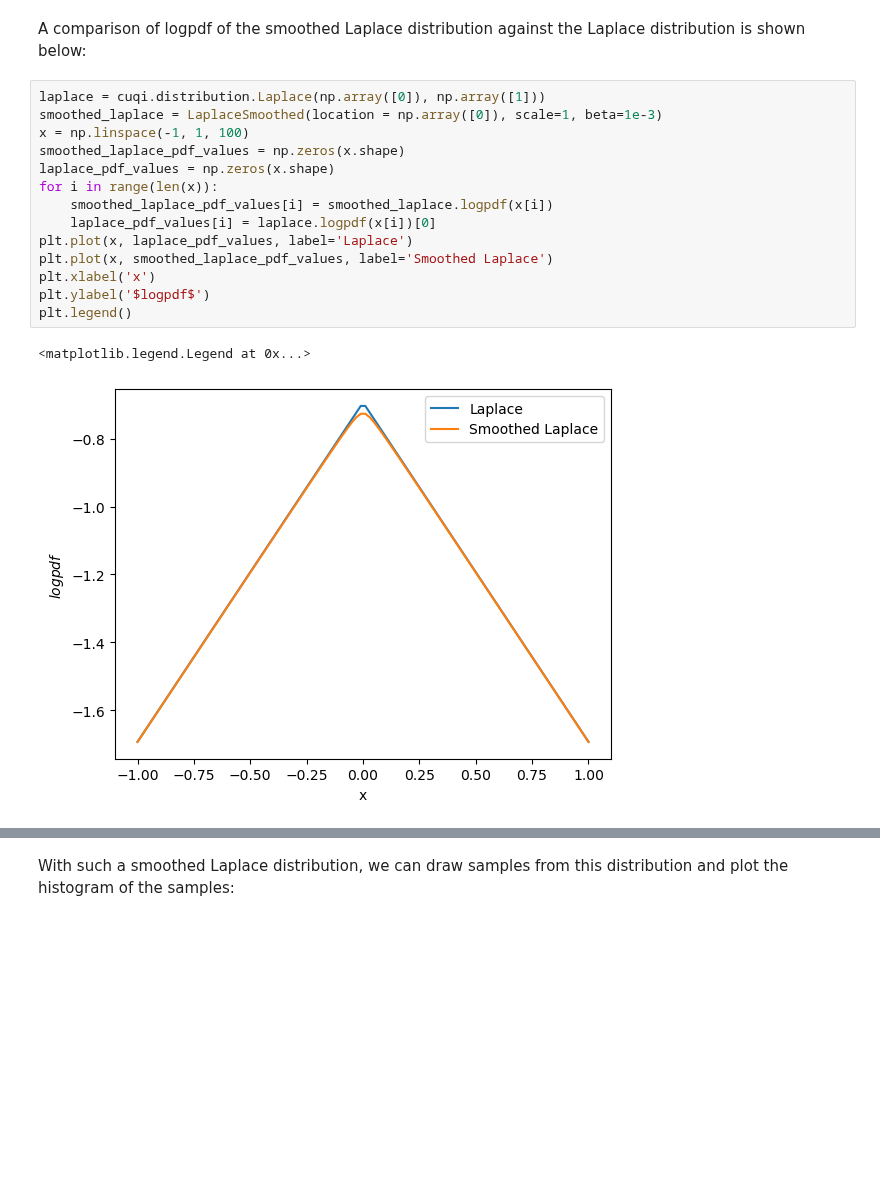
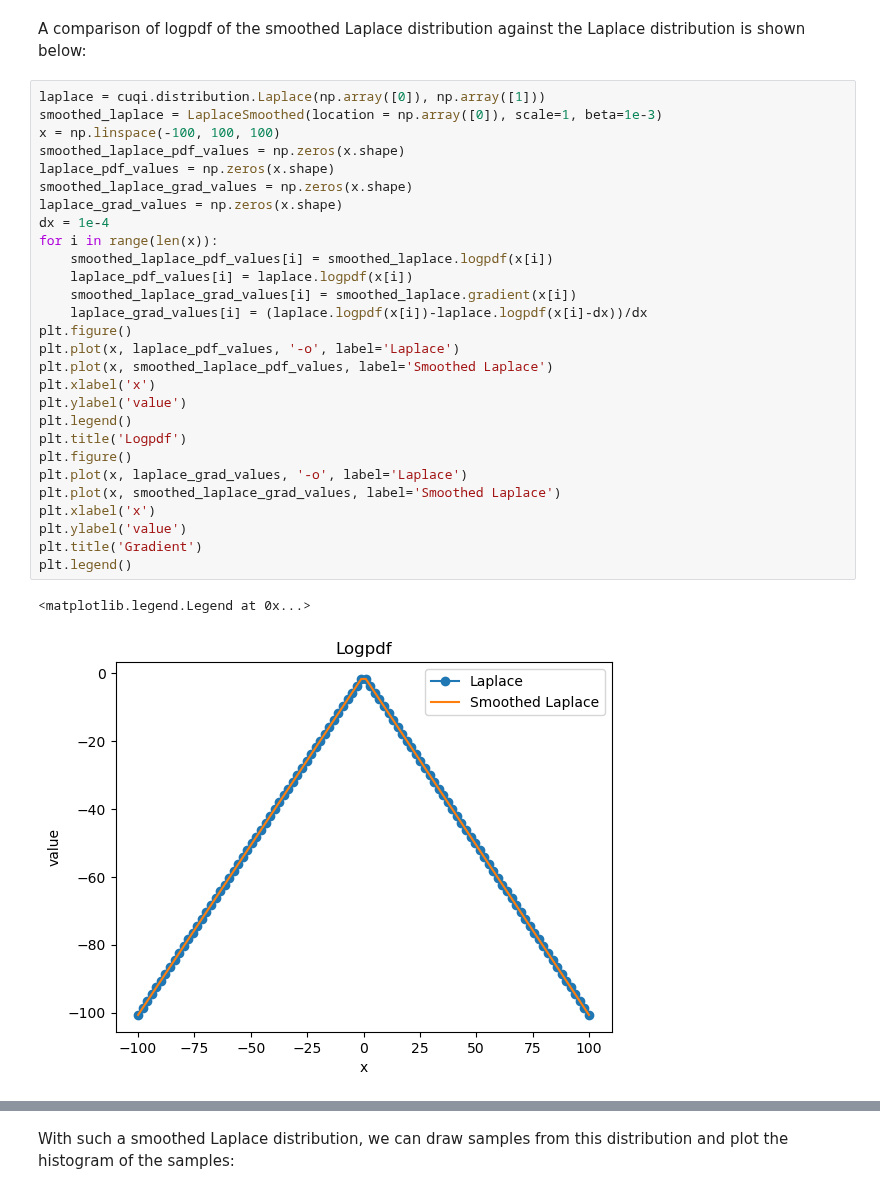
Before and after one commit to CUQI-DTU/CUQIpy-User-Showcase, a Jupyter notebook: 006_super_resolution/STORM.ipynb, the cells around one changed output, grey strips where cells are left out. Saved outputs shown, nothing was run; the diff lists cells and outputs as text; blank space fills up the shorter version.

Commit message:
add section on verifying correctness of gradient and logpdf of smoothed Laplace and a simple 2d inverse problem

```diff
--- a/006_super_resolution/STORM.ipynb
+++ b/006_super_resolution/STORM.ipynb
@@ -161,17 +161,31 @@ A comparison of logpdf of the smoothed Laplace distribution against the Laplace
 # %%
 laplace = cuqi.distribution.Laplace(np.array([0]), np.array([1]))
 smoothed_laplace = LaplaceSmoothed(location = np.array([0]), scale=1, beta=1e-3)
-x = np.linspace(-1, 1, 100)
+x = np.linspace(-100, 100, 100)
 smoothed_laplace_pdf_values = np.zeros(x.shape)
 laplace_pdf_values = np.zeros(x.shape)
+smoothed_laplace_grad_values = np.zeros(x.shape)
+laplace_grad_values = np.zeros(x.shape)
+dx = 1e-4
 for i in range(len(x)):
     smoothed_laplace_pdf_values[i] = smoothed_laplace.logpdf(x[i])
-    laplace_pdf_values[i] = laplace.logpdf(x[i])[0]
-plt.plot(x, laplace_pdf_values, label='Laplace')
+    laplace_pdf_values[i] = laplace.logpdf(x[i])
+    smoothed_laplace_grad_values[i] = smoothed_laplace.gradient(x[i])
+    laplace_grad_values[i] = (laplace.logpdf(x[i])-laplace.logpdf(x[i]-dx))/dx
+plt.figure()
+plt.plot(x, laplace_pdf_values, '-o', label='Laplace')
 plt.plot(x, smoothed_laplace_pdf_values, label='Smoothed Laplace')
 plt.xlabel('x')
-plt.ylabel('$logpdf$')
+plt.ylabel('value')
 plt.legend()
+plt.title('Logpdf')
+plt.figure()
+plt.plot(x, laplace_grad_values, '-o', label='Laplace')
+plt.plot(x, smoothed_laplace_grad_values, label='Smoothed Laplace')
+plt.xlabel('x')
+plt.ylabel('value')
+plt.title('Gradient')
+plt.legend()
 # %% [output]
 <matplotlib.legend.Legend at 0x...>
-[figure, old version]
+[figure, new version]
```
Also changed, not shown: parts of 6 cells of this notebook.
